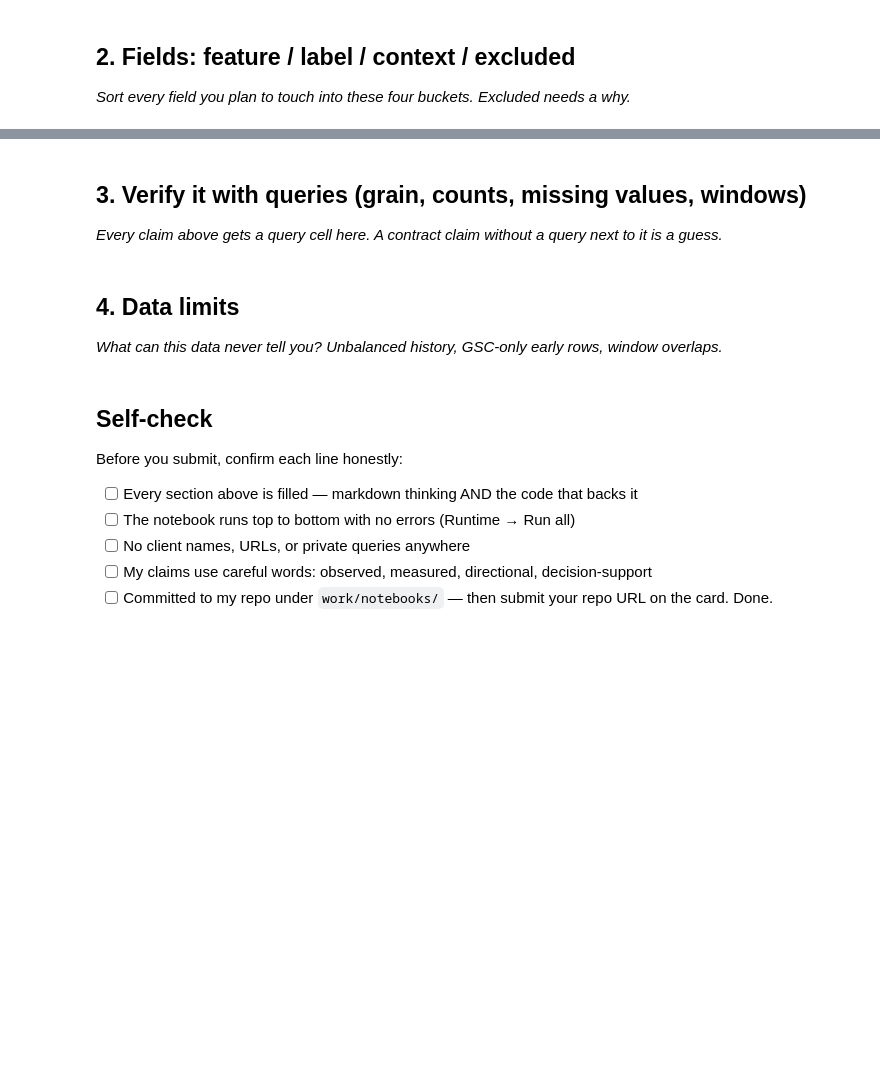
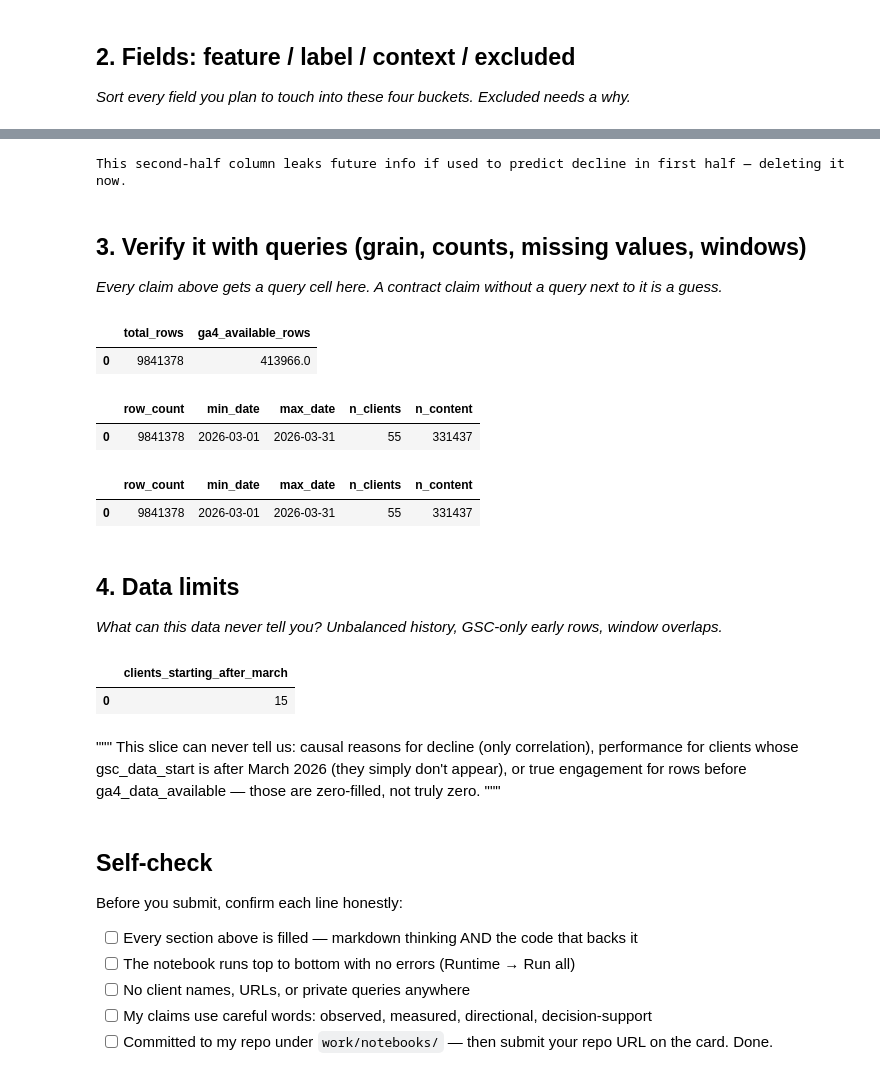
Before and after one commit to fmarryam70-ux/flyrank-ml-internship, a Jupyter notebook: work/notebooks/w03_data_contract.ipynb, the cells around one changed output, grey strips where cells are left out. Cells and saved outputs as stored; diff of their text form; code cells hidden in the pictures; blank space fills up the shorter version.

```diff
--- a/work/notebooks/w03_data_contract.ipynb
+++ b/work/notebooks/w03_data_contract.ipynb
@@ -17,11 +148,79 @@ This skeleton is yours to fill. Work the sections **in order** — each one has
+# %%
+leak_check = con.sql("""
+    SELECT client_hash_id, content_hash_id,
+           SUM(CASE WHEN report_date <= '2026-03-15' THEN gsc_impressions ELSE 0 END) as impressions_first_half,
+           SUM(CASE WHEN report_date > '2026-03-15' THEN gsc_impressions ELSE 0 END) as impressions_second_half
+    FROM 'hf://datasets/FlyRank/internship-warehouse/fact_content_daily_performance/month=2026-03/*.parquet'
+    GROUP BY client_hash_id, content_hash_id
+""").df()
+
+print("This second-half column leaks future info if used to predict decline in first half — deleting it now.")
+# %% [output]
+This second-half column leaks future info if used to predict decline in first half — deleting it now.
 # %% [markdown]
 ## 3. Verify it with queries (grain, counts, missing values, windows)
 
 *Every claim above gets a query cell here. A contract claim without a query next to it is a guess.*
+# %%
+availability = con.sql("""
+    SELECT COUNT(*) as total_rows,
+           SUM(CASE WHEN ga4_data_available IS TRUE THEN 1 ELSE 0 END) as ga4_available_rows
+    FROM 'hf://datasets/FlyRank/internship-warehouse/fact_content_daily_performance/month=2026-03/*.parquet'
+""").df()
+
+availability
+# %% [output]
+|  | total_rows | ga4_available_rows |
+| 0 | 9841378 | 413966.0 |
+# %%
+count_span = con.sql("""
+    SELECT COUNT(*) as row_count,
+           MIN(report_date) as min_date,
+           MAX(report_date) as max_date,
+           COUNT(DISTINCT client_hash_id) as n_clients,
+           COUNT(DISTINCT content_hash_id) as n_content
+    FROM 'hf://datasets/FlyRank/internship-warehouse/fact_content_daily_performance/month=2026-03/*.parquet'
+""").df()
+
+count_span
+# %% [output]
+|  | row_count | min_date | max_date | n_clients | n_content |
+| 0 | 9841378 | 2026-03-01 | 2026-03-31 | 55 | 331437 |
+# %%
+count_span = con.sql("""
+    SELECT COUNT(*) as row_count,
+           MIN(report_date) as min_date,
+           MAX(report_date) as max_date,
+           COUNT(DISTINCT client_hash_id) as n_clients,
+           COUNT(DISTINCT content_hash_id) as n_content
+    FROM 'hf://datasets/FlyRank/internship-warehouse/fact_content_daily_performance/month=2026-03/*.parquet'
+""").df()
+
+count_span
+# %% [output]
+|  | row_count | min_date | max_date | n_clients | n_content |
+| 0 | 9841378 | 2026-03-01 | 2026-03-31 | 55 | 331437 |
 # %% [markdown]
 ## 4. Data limits
 
 *What can this data never tell you? Unbalanced history, GSC-only early rows, window overlaps.*
+# %%
+gsc_start_check = con.sql("""
+    SELECT COUNT(*) as clients_starting_after_march
+    FROM 'hf://datasets/FlyRank/internship-warehouse/dim_clients.parquet'
+    WHERE gsc_data_start > '2026-03-01'
+""").df()
+gsc_start_check
+# %% [output]
+|  | clients_starting_after_march |
+| 0 | 15 |
+# %% [markdown]
+"""
+This slice can never tell us: causal reasons for decline (only correlation),
+performance for clients whose gsc_data_start is after March 2026 (they simply
+don't appear), or true engagement for rows before ga4_data_available — those
+are zero-filled, not truly zero.
+"""
 # %% [markdown]
 ## Self-check
 
```
Also changed, not shown: parts of 7 cells of this notebook.
